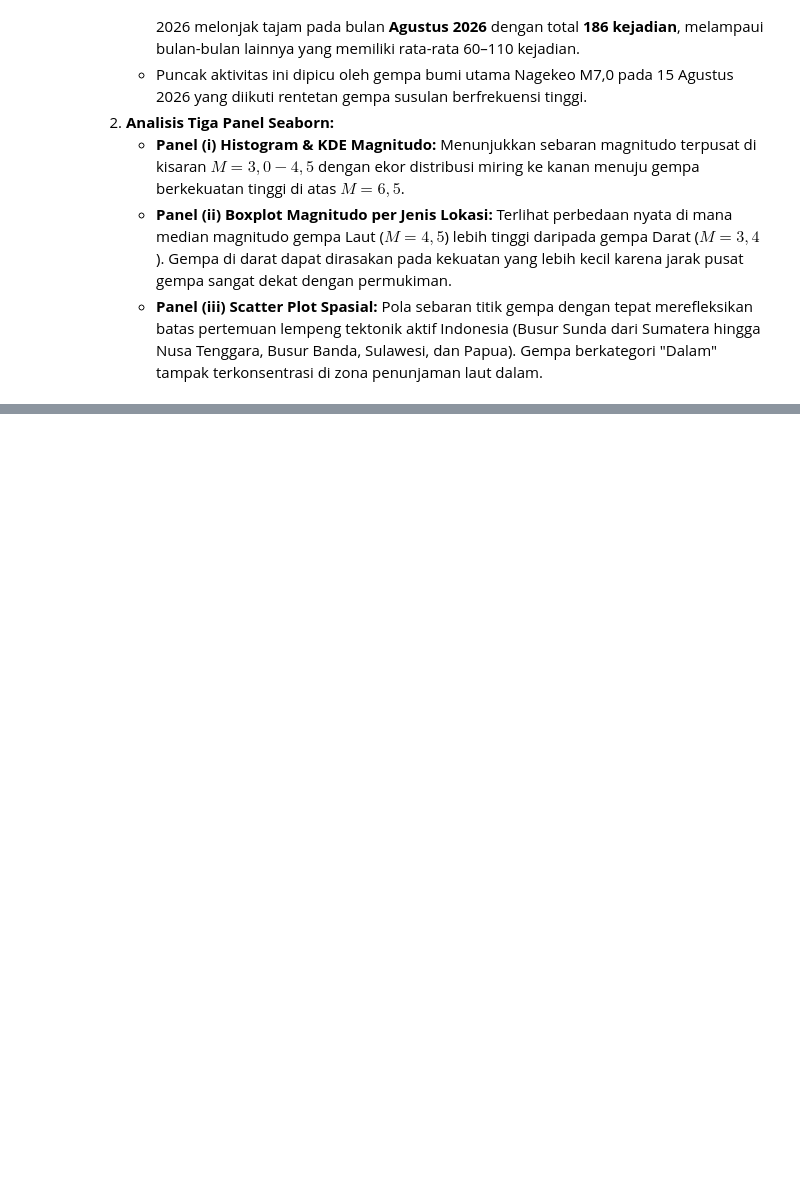
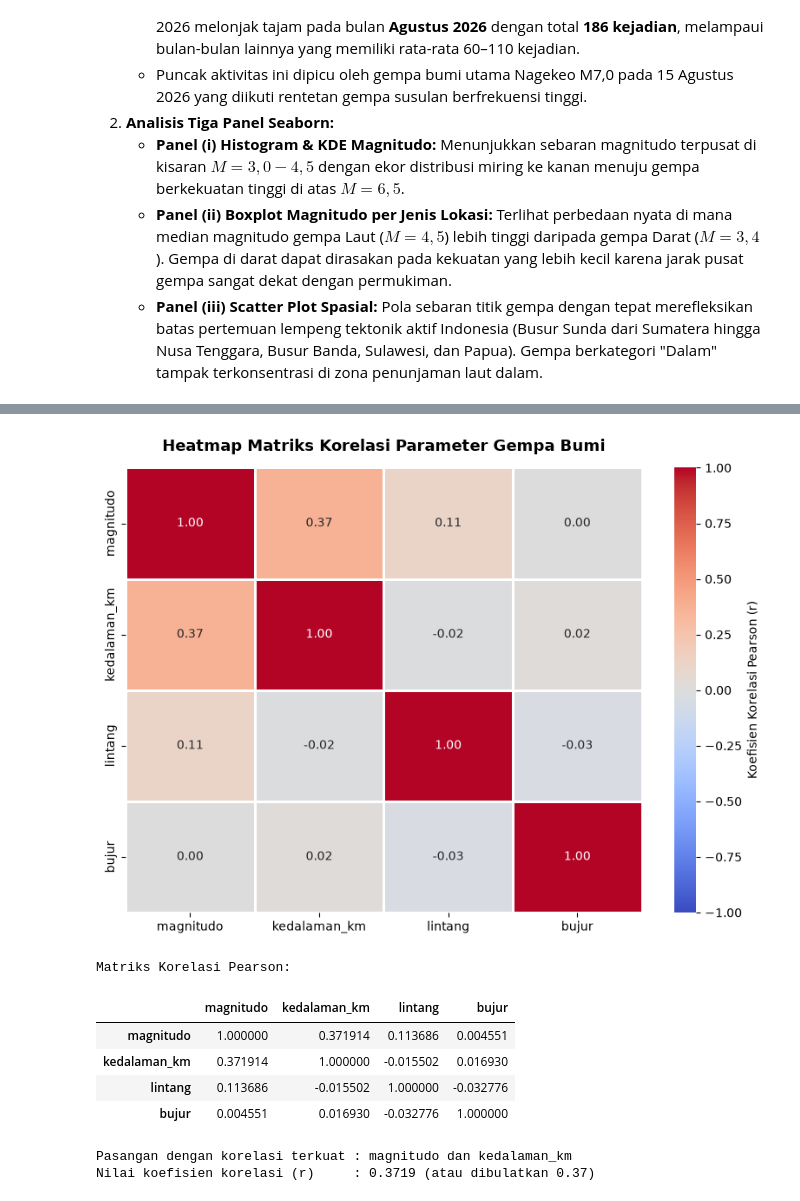
Before and after one commit to G-than12/DV-08-BMKG-EARTHQUAKE-ANALYSIS, a Jupyter notebook: UTS_60324059_GathanHilabi_VD(A).ipynb, the cells around one changed output, grey strips where cells are left out. Drawn from its saved outputs; the diff is of its cells as text; code cells hidden in the pictures; blank space fills up the shorter version.

Commit message:
feat(analysis): compute Pearson correlation matrix and heatmap visualization (B5.1)

```diff
--- a/UTS_60324059_GathanHilabi_VD(A).ipynb
+++ b/UTS_60324059_GathanHilabi_VD(A).ipynb
@@ -495,0 +507,42 @@ Name: magnitudo, dtype: float64
+# %%
+# B5.1: Heatmap korelasi magnitudo, kedalaman_km, lintang, dan bujur
+kolom_fitur = ['magnitudo', 'kedalaman_km', 'lintang', 'bujur']
+matriks_kor = df_bersih[kolom_fitur].corr()
+
+plt.figure(figsize=(8, 6))
+sns.heatmap(
+    matriks_kor,
+    annot=True,
+    cmap='coolwarm',
+    fmt='.2f',
+    vmin=-1,
+    vmax=1,
+    linewidths=0.8,
+    cbar_kws={'label': 'Koefisien Korelasi Pearson (r)'}
+)
+plt.title('Heatmap Matriks Korelasi Parameter Gempa Bumi', fontsize=13, fontweight='bold', pad=14)
+plt.tight_layout()
+plt.show()
+
+# Menampilkan tabel matriks korelasi
+print("Matriks Korelasi Pearson:")
+display(matriks_kor)
+
+# Mencari pasangan korelasi terkuat (di luar diagonal utama)
+corr_unstack = matriks_kor.unstack()
+corr_offdiag = corr_unstack[corr_unstack.index.get_level_values(0) != corr_unstack.index.get_level_values(1)]
+pasangan_terkuat = corr_offdiag.abs().idxmax()
+nilai_korelasi_terkuat = corr_offdiag[pasangan_terkuat]
+
+print(f"\nPasangan dengan korelasi terkuat : {pasangan_terkuat[0]} dan {pasangan_terkuat[1]}")
+print(f"Nilai koefisien korelasi (r)     : {nilai_korelasi_terkuat:.4f} (atau dibulatkan {nilai_korelasi_terkuat:.2f})")
+# %% [output]
+[figure, added]
+Matriks Korelasi Pearson:
+|  | magnitudo | kedalaman_km | lintang | bujur |
+| magnitudo | 1.000000 | 0.371914 | 0.113686 | 0.004551 |
+| kedalaman_km | 0.371914 | 1.000000 | -0.015502 | 0.016930 |
+| lintang | 0.113686 | -0.015502 | 1.000000 | -0.032776 |
+| bujur | 0.004551 | 0.016930 | -0.032776 | 1.000000 |
+Pasangan dengan korelasi terkuat : magnitudo dan kedalaman_km
+Nilai koefisien korelasi (r)     : 0.3719 (atau dibulatkan 0.37)
```
Also changed, not shown: parts of 1 cell of this notebook.
